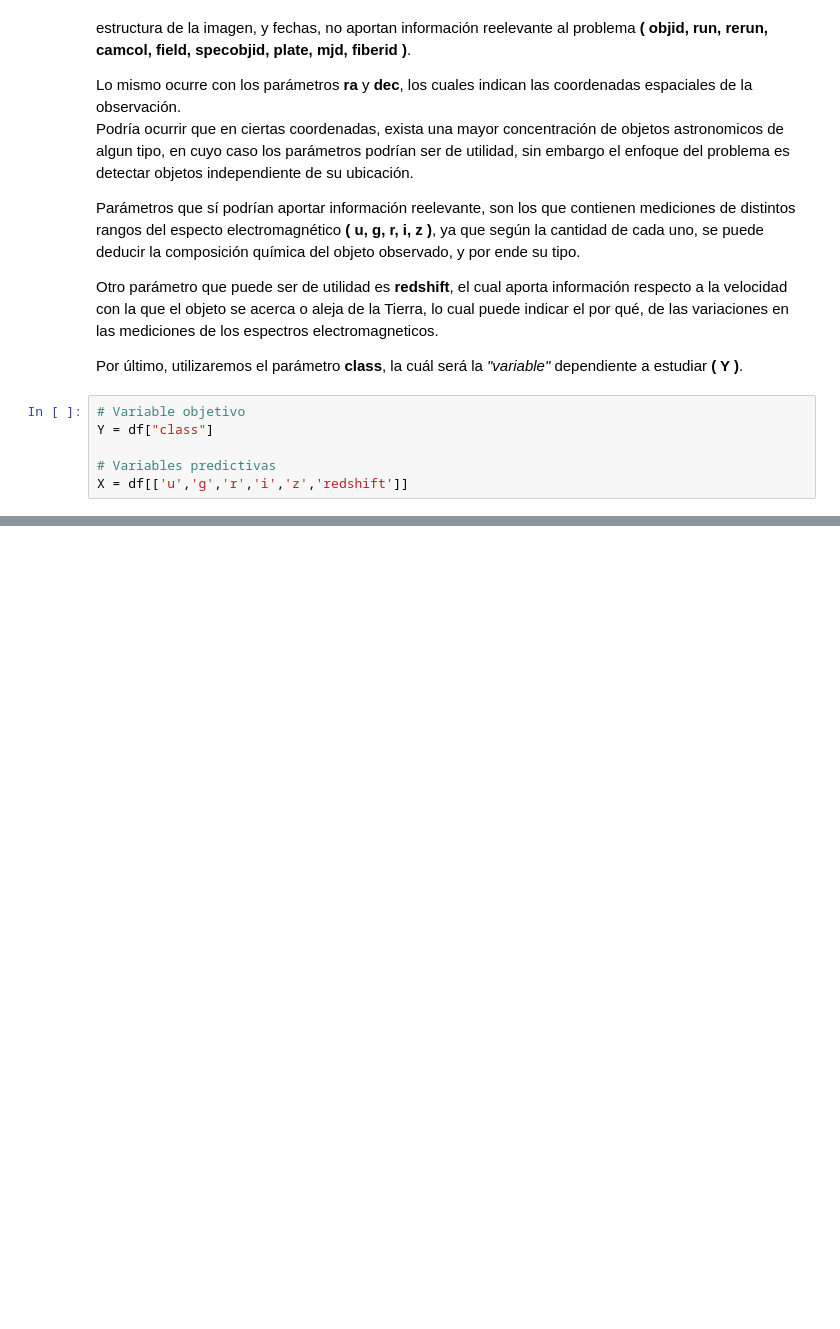
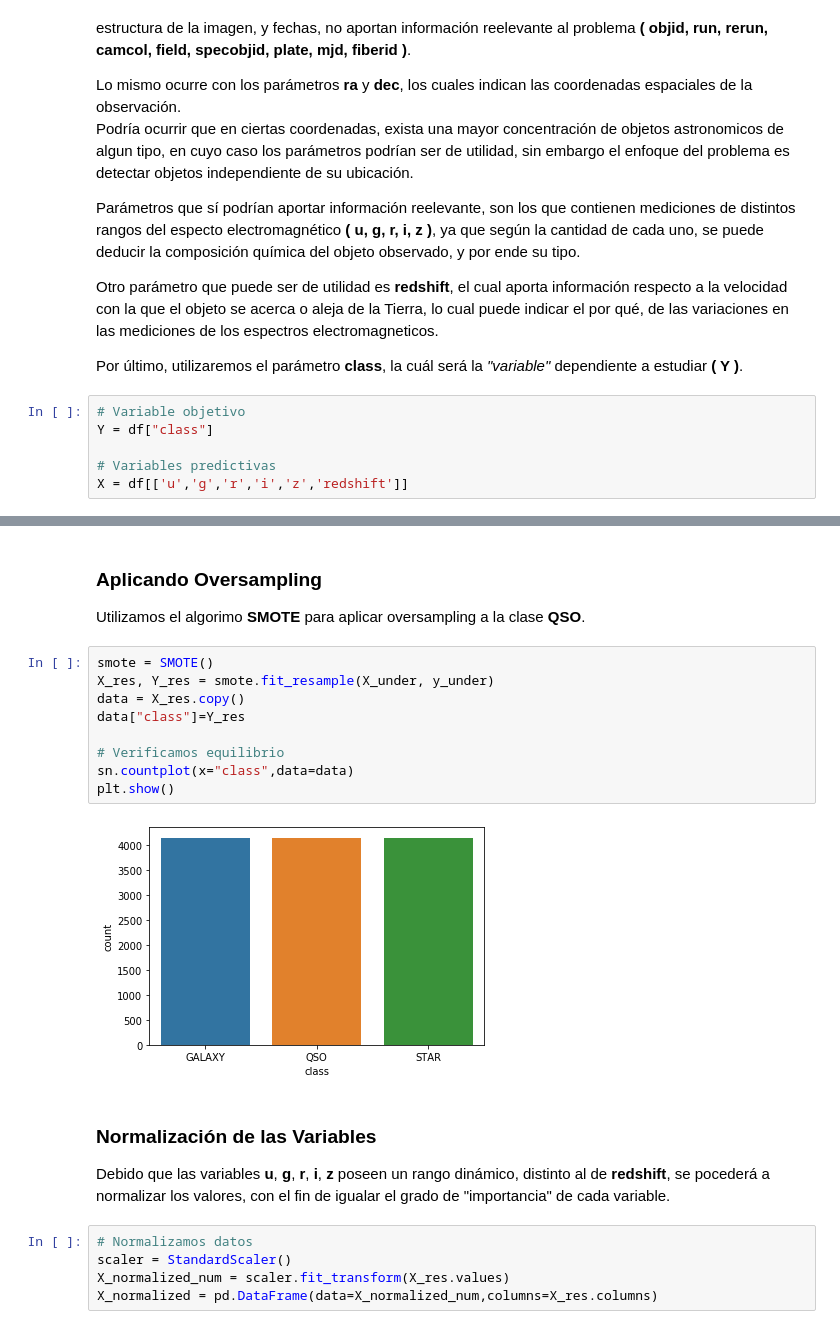
Before and after one commit to ehopperdietzel/Trabajo-1-INFO257, a Jupyter notebook: Notebook/SDSS.ipynb, the cells around one changed output, grey strips where cells are left out. Cells and saved outputs as stored; diff of their text form; blank space fills up the shorter version.

```diff
--- a/Notebook/SDSS.ipynb
+++ b/Notebook/SDSS.ipynb
@@ -291,0 +332,24 @@ Text(69.0, 0.5, 'Valor Real')
+# %% [markdown]
+### Aplicando Oversampling
+
+Utilizamos el algorimo <b>SMOTE</b> para aplicar oversampling a la clase <b>QSO</b>.
+# %%
+smote = SMOTE()
+X_res, Y_res = smote.fit_resample(X_under, y_under)
+data = X_res.copy()
+data["class"]=Y_res
+
+# Verificamos equilibrio
+sn.countplot(x="class",data=data)
+plt.show()
+# %% [output]
+[figure, added]
+# %% [markdown]
+### Normalización de las Variables
+
+Debido que las variables <b>u</b>, <b>g</b>, <b>r</b>, <b>i</b>, <b>z</b> poseen un rango dinámico, distinto al de <b>redshift</b>, se pocederá a normalizar los valores, con el fin de igualar el grado de "importancia" de cada variable.
+# %%
+# Normalizamos datos
+scaler = StandardScaler()
+X_normalized_num = scaler.fit_transform(X_res.values)
+X_normalized = pd.DataFrame(data=X_normalized_num,columns=X_res.columns)
```
Also changed, not shown: parts of 46 cells of this notebook, 2 other files.
